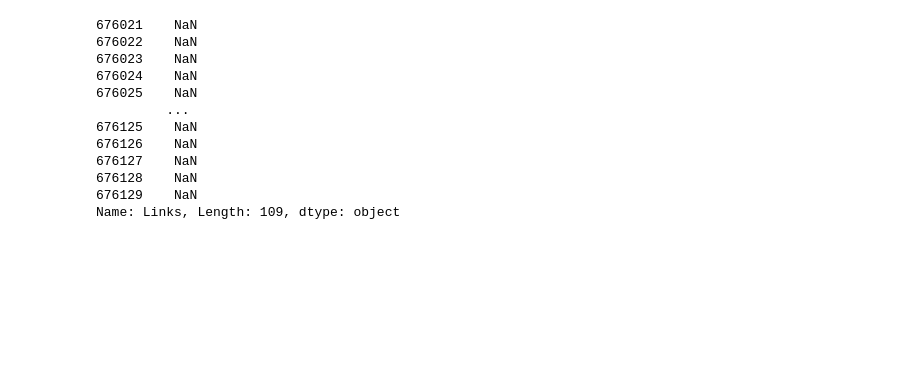
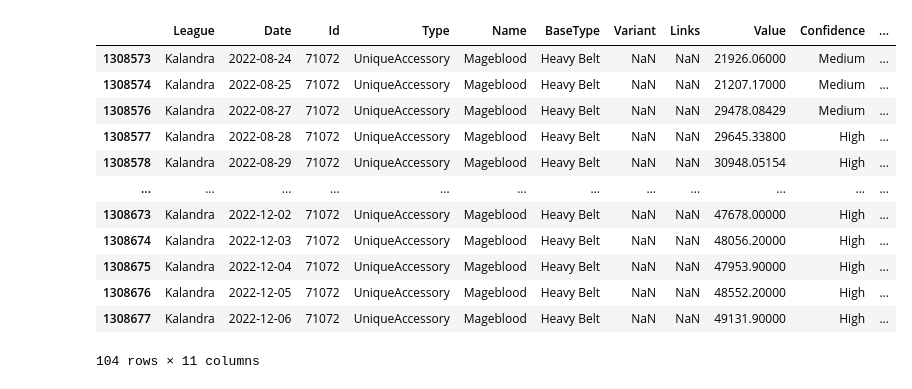
Before and after one commit to will-a/LeagueStartAuditor, a Jupyter notebook: analysis.ipynb, the cells around one changed output. Cells and saved outputs as stored; diff of their text form; code cells hidden in the pictures; blank space fills up the shorter version.

```diff
--- a/analysis.ipynb
+++ b/analysis.ipynb
@@ -45,16 +55,17 @@ day2_change.nsmallest(10, 'Change')
 # %%
-item = 'Forbidden Flesh'
-df.loc[(df['Name'] == item), 'Links'].unique()
+item = 'Mageblood'
+df.loc[(df['Name'] == item)]
 # %% [output]
+|  | League | Date | Id | Type | Name | BaseType | Variant | Links | Value | Confidence | ... |
+| 1308573 | Kalandra | 2022-08-24 | 71072 | UniqueAccessory | Mageblood | Heavy Belt | NaN | NaN | 21926.06000 | Medium | ... |
+| 1308574 | Kalandra | 2022-08-25 | 71072 | UniqueAccessory | Mageblood | Heavy Belt | NaN | NaN | 21207.17000 | Medium | ... |
+| 1308576 | Kalandra | 2022-08-27 | 71072 | UniqueAccessory | Mageblood | Heavy Belt | NaN | NaN | 29478.08429 | Medium | ... |
+| 1308577 | Kalandra | 2022-08-28 | 71072 | UniqueAccessory | Mageblood | Heavy Belt | NaN | NaN | 29645.33800 | High | ... |
+| 1308578 | Kalandra | 2022-08-29 | 71072 | UniqueAccessory | Mageblood | Heavy Belt | NaN | NaN | 30948.05154 | High | ... |
+| ... | ... | ... | ... | ... | ... | ... | ... | ... | ... | ... | ... |
+| 1308673 | Kalandra | 2022-12-02 | 71072 | UniqueAccessory | Mageblood | Heavy Belt | NaN | NaN | 47678.00000 | High | ... |
+| 1308674 | Kalandra | 2022-12-03 | 71072 | UniqueAccessory | Mageblood | Heavy Belt | NaN | NaN | 48056.20000 | High | ... |
+| 1308675 | Kalandra | 2022-12-04 | 71072 | UniqueAccessory | Mageblood | Heavy Belt | NaN | NaN | 47953.90000 | High | ... |
+| 1308676 | Kalandra | 2022-12-05 | 71072 | UniqueAccessory | Mageblood | Heavy Belt | NaN | NaN | 48552.20000 | High | ... |
+| 1308677 | Kalandra | 2022-12-06 | 71072 | UniqueAccessory | Mageblood | Heavy Belt | NaN | NaN | 49131.90000 | High | ... |
-676021    NaN
-676022    NaN
-676023    NaN
-676024    NaN
-676025    NaN
-         ...
-676125    NaN
-676126    NaN
-676127    NaN
-676128    NaN
-676129    NaN
-Name: Links, Length: 109, dtype: object
+104 rows × 11 columns
```
Also changed, not shown: parts of 7 cells of this notebook, 2 other files.
